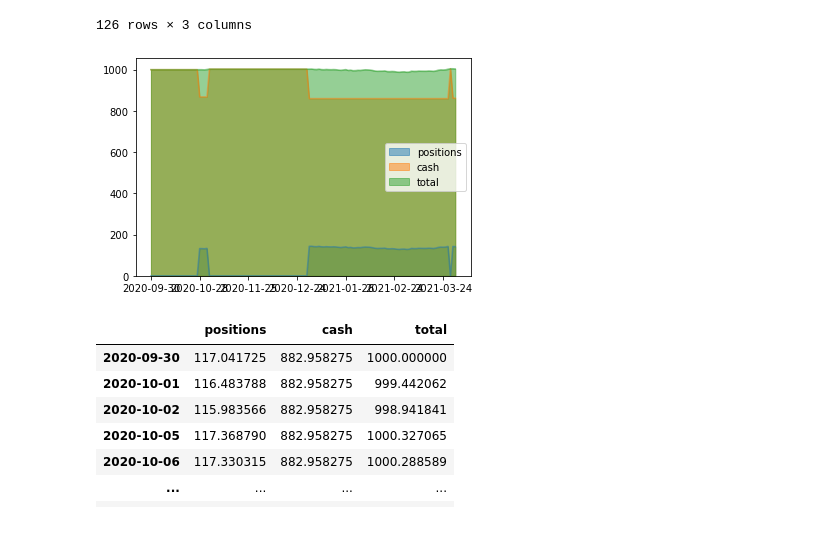
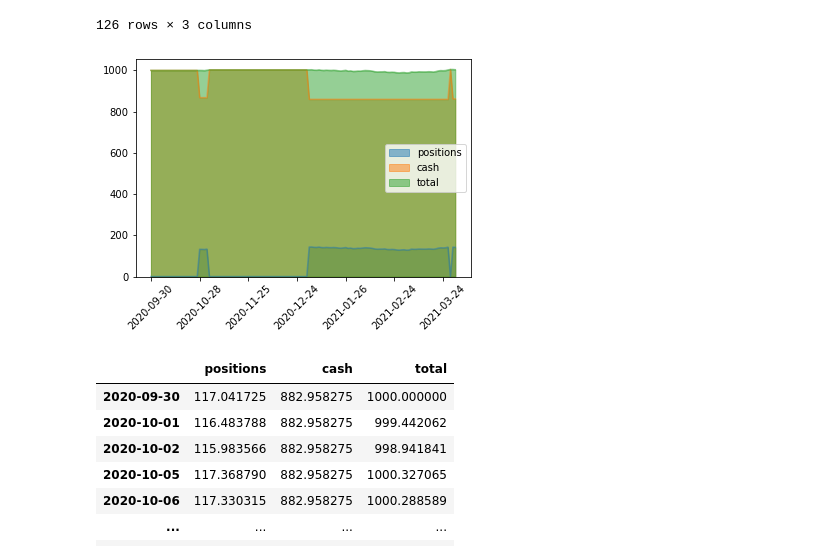
Before and after one commit to joseuribe0624/stocks-prections, a Jupyter notebook: codes/technical_codes/technicalperstockSVRxy2.ipynb, the cells around one changed output. Saved outputs shown, nothing was run; the diff lists cells and outputs as text; code cells hidden in the pictures; blank space fills up the shorter version.

```diff
--- a/codes/technical_codes/technicalperstockSVRxy2.ipynb
+++ b/codes/technical_codes/technicalperstockSVRxy2.ipynb
@@ -279,9 +279,10 @@ result
 126 rows × 3 columns
 # %%
 result.plot.area(stacked=False)
+plt.xticks(rotation=45)
 plt.show()
 # %% [output]
-[figure, old version]
+[figure, new version]
 # %%
 serie = data_test_scaler.xs('IBM', level=1, axis=1)
 attributes= ('CloseNext','Volume', 'bop','ema200', 'macd', 'momentum','signal', 'std20d')
```
Also changed, not shown: parts of 3 cells of this notebook, 54 other files.
